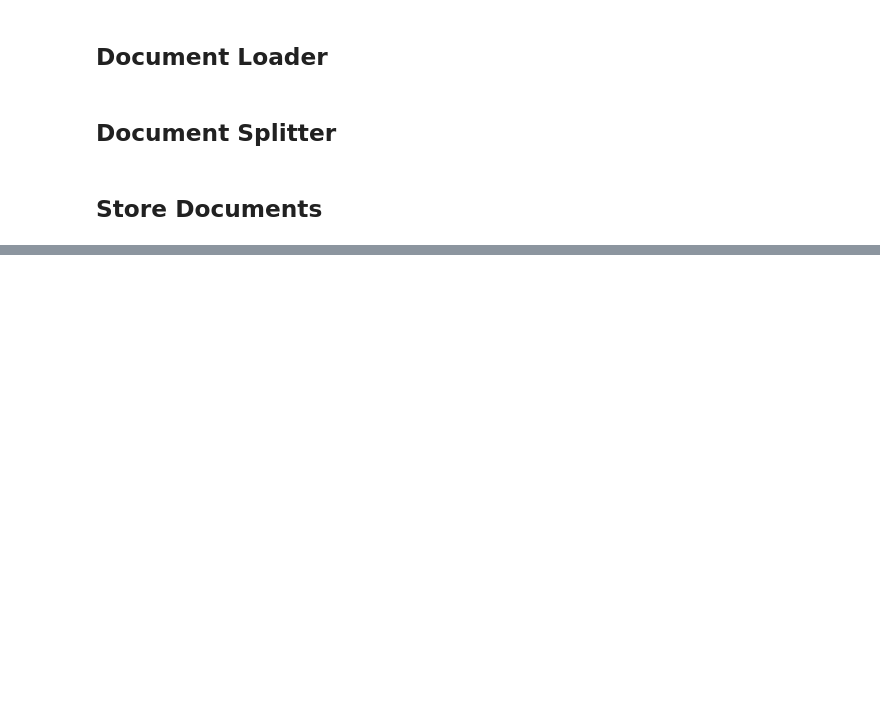
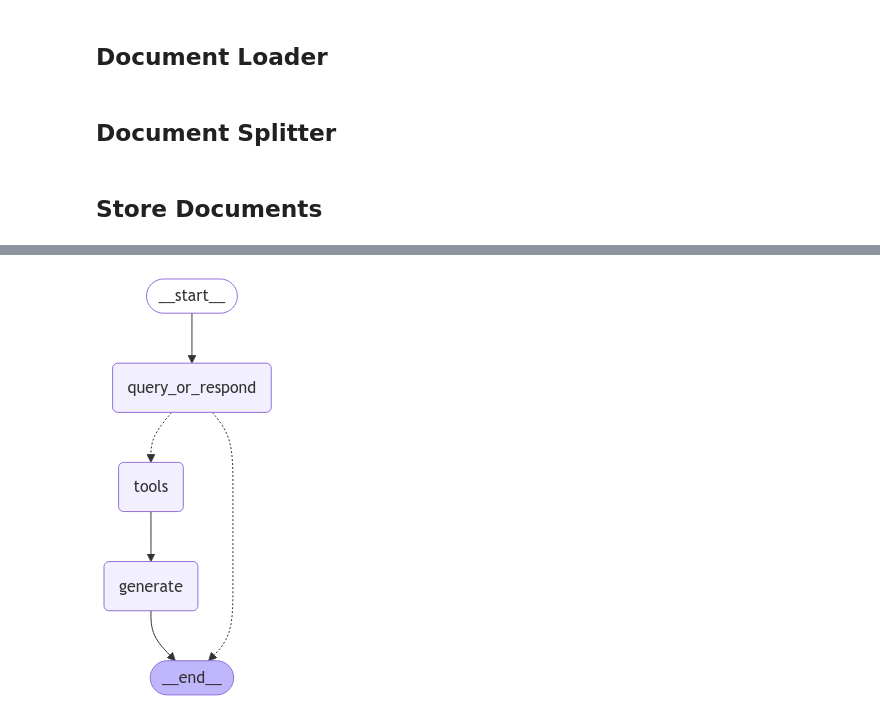
Before and after one commit to WeimusT/rag_playground, a Jupyter notebook: notebooks/langchain_rag2.ipynb, the cells around one changed output, grey strips where cells are left out. Cells and saved outputs as stored; diff of their text form; code cells hidden in the pictures; blank space fills up the shorter version.

```diff
--- a/notebooks/langchain_rag2.ipynb
+++ b/notebooks/langchain_rag2.ipynb
@@ -64,0 +85,10 @@ document_ids = vector_store.add_documents(documents=all_splits)
+# %%
+@tool(response_format="content_and_artifact")
+def retrieve(query: str):
+    """Retrieve information related to a query."""
+    retrieved_docs = vector_store.similarity_search(query, k=2)
+    serialized = "\n\n".join(
+        (f"Source: {doc.metadata}\n", f"Content: {doc.page_content}")
+        for doc in retrieved_docs
+    )
+    return serialized, retrieved_docs
@@ -64,0 +97,6 @@ document_ids = vector_store.add_documents(documents=all_splits)
+# %%
+def query_or_respond(state: MessagesState):
+    """Generate tool call for retrieval or respond."""
+    llm_with_tools = llm.bind_tools([retrieve]) # Bind tools with LLM so the LLM generates taking tools into account
+    response = llm_with_tools.invoke(state["messages"])
+    return {"messages": [response]}
@@ -64,0 +157,31 @@ document_ids = vector_store.add_documents(documents=all_splits)
+# %%
+graph_builder = StateGraph(MessagesState)
+
+# Add nodes to lang graph
+tools = ToolNode([retrieve])
+graph_builder.add_node(query_or_respond)
+graph_builder.add_node(tools)
+graph_builder.add_node(generate)
+
+# Add edges between nodes
+graph_builder.set_entry_point("query_or_respond")
+graph_builder.add_conditional_edges(
+    "query_or_respond",
+    tools_condition,
+    {END: END, "tools": "tools"},
+)
+graph_builder.add_edge("tools", "generate")
+graph_builder.add_edge("generate", END)
+
+# Stateless graph
+graph = graph_builder.compile()
+
+# Stateful graph
+memory = MemorySaver() # Create checkpointer to save messages across invocations
+stateful_graph = graph_builder.compile(memory)
+# %%
+from IPython.display import Image, display
+
+display(Image(graph.get_graph().draw_mermaid_png()))
+# %% [output]
+[figure, added]
```
Also changed, not shown: parts of 15 cells of this notebook, 3 other files.
